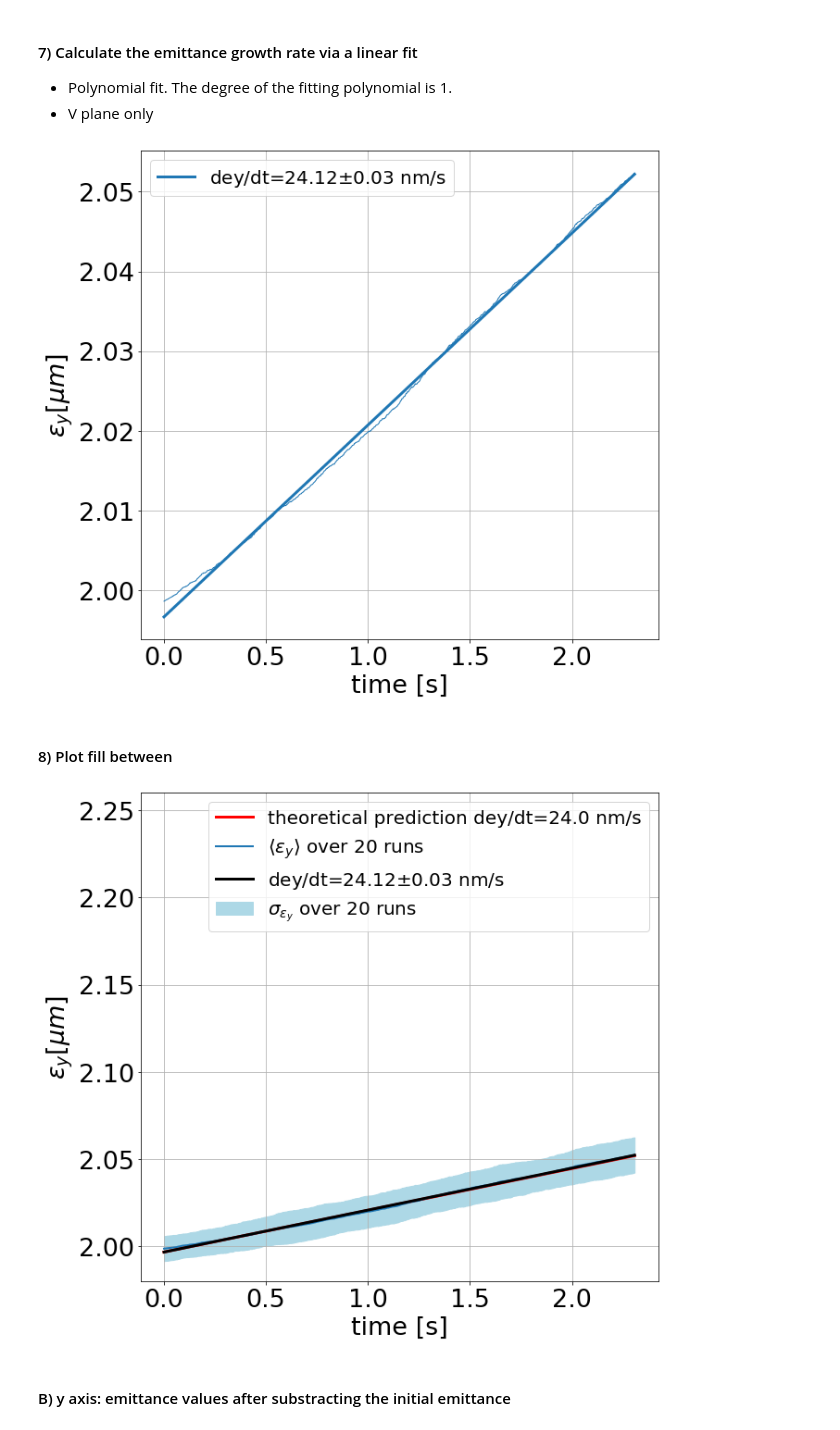
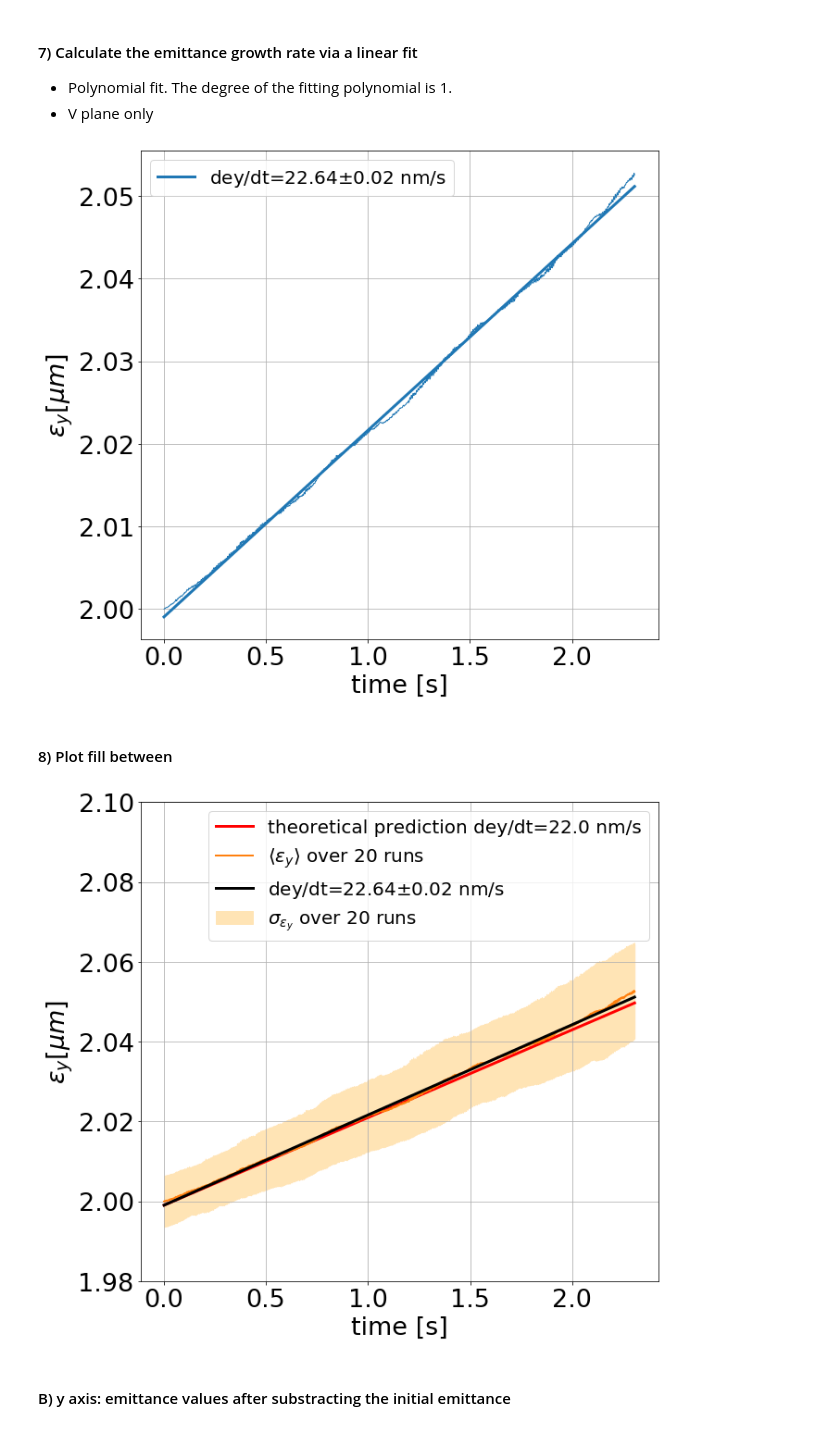
Before and after one commit to natriant/cc_rf_noise_pyheadtail, a Jupyter notebook: post_process_analysis/emittance_growth_PN_or_AN_V_only_multiple_runs_Method1_fill_between.ipynb, the cells around one changed output. Drawn from its saved outputs; the diff is of its cells as text; code cells hidden in the pictures.

```diff
--- a/post_process_analysis/emittance_growth_PN_or_AN_V_only_multiple_runs_Method1_fill_between.ipynb
+++ b/post_process_analysis/emittance_growth_PN_or_AN_V_only_multiple_runs_Method1_fill_between.ipynb
@@ -36,8 +36,8 @@ circumference  = 6911.5623 # [m]
 f_rev           = 299792458/circumference  # [Hz] The revolution frequency of the machine
 # %%
 path_to_data = '/afs/cern.ch/work/n/natriant/private/pyheadtail_example_crabcavity/'
-type_of_noise = 'PN'
-PN_name_template = '{}_mytst'.format(type_of_noise)
+type_of_noise = 'AN'
+PN_name_template = '{}_myteest'.format(type_of_noise)
 # %%
 ex_dict_pn = {} # type: dictionary
 ey_dict_pn = {}
@@ -170,7 +170,7 @@ savefig = False
 if savefig:
     plt.savefig('V_emittance_growth_rate_270GeV_SPS_noCC_PN1e-8_VRF2_37MV_1e5Nb_1e5turns_mean10runs.png')
 # %% [output]
-[figure, old version]
+[figure, new version]
 # %% [markdown]
 #### 8) Plot fill between
 # %%
@@ -185,30 +185,30 @@ else:
 # %%
 # std over all runs
 plt.fill_between(tspan, np.array(ey_mean_pn)*1e6 - np.array(ey_std_pn)*1e6, np.array(ey_mean_pn)*1e6 + np.array(ey_std_pn)*1e6, color=fill_bewtween_color, label=r'$\sigma_{\epsilon_y} $'+' over {} runs'.format(n_runs))
 
 # expected slope from analytical calculations
 plt.plot(tspan, (expected_growth*tspan+b_pn)*1e6, c='r', linewidth=3, label= 'theoretical prediction dey/dt={} nm/s'.format(expected_growth*1e9))
 
 # emittance values obtained from the simulation averaged over turns
 plt.plot(tspan, np.array(ey_mean_pn)*1e6, c=my_color, linewidth=2, label=r'$\langle \epsilon_y \rangle $'+' over {} runs'.format(n_runs))
 
 # linear fit on the emittance values obtained from the simulation averaged over turn
 plt.plot(tspan, (m_pn*tspan+b_pn)*1e6, c = 'k', label='dey/dt={0:.2f}'.format(m_pn*1e9)+'$\pm$'+'{0:.2f} nm/s'.format(err_pn[0]*1e9), linewidth = 3)
 
 
 
 
 plt.xlabel('time [s]')
 plt.ylabel(r'$\epsilon_y [\mu m]$')
 plt.legend(loc=0)
 plt.grid()
-plt.ylim(1.98, 2.26) #2.10
+plt.ylim(1.98, 2.10) #2.26
 plt.tight_layout()
-savefig = False
+savefig = True
 if savefig:
     plt.savefig('./output/V_emittance_growth_rate_270GeV_SPS_noCC_{}1e-8_VRF2_37MV_1e5Nb_{}turns_mean{}run_fill_between.png'.format(type_of_noise, n_turns, n_runs))
 # %% [output]
-[figure, old version]
+[figure, new version]
 # %% [markdown]
 #### B) y axis: emittance values after substracting the initial emittance
 # %%
```
Also changed, not shown: parts of 5 cells of this notebook, 10 other files.
